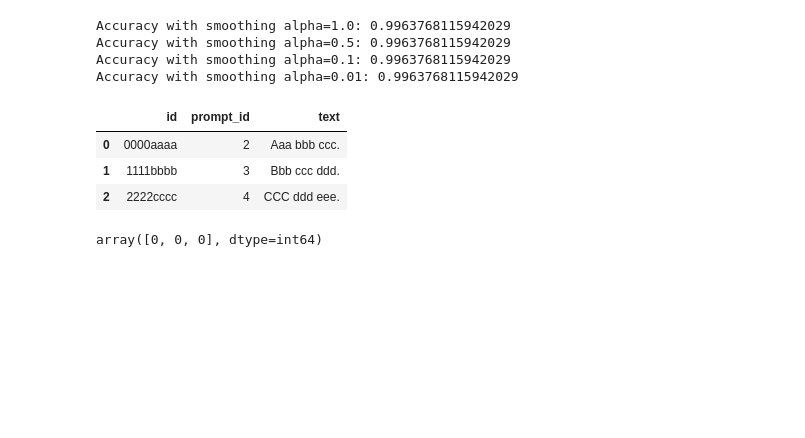
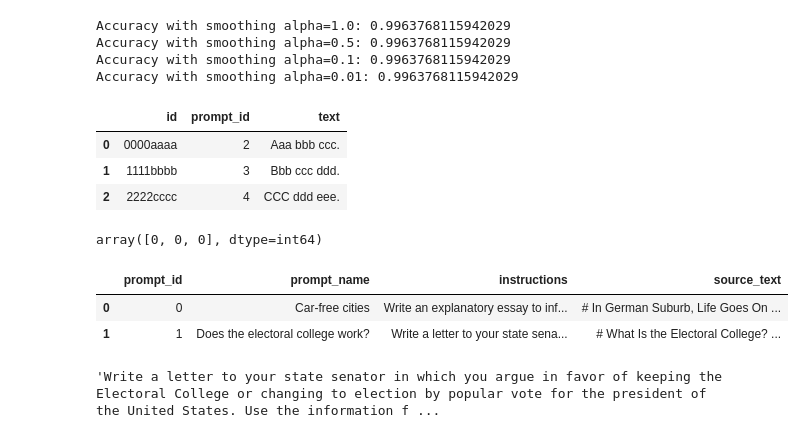
Before and after one commit to TejaswiniSeeram/llm_data_mining, a Jupyter notebook: Final.ipynb, the cells around one changed output. Drawn from its saved outputs; the diff is of its cells as text; code cells hidden in the pictures; blank space fills up the shorter version.

```diff
--- a/Final.ipynb
+++ b/Final.ipynb
@@ -131,3 +135,15 @@ predictions_test = model.predict(X_test)
 predictions_test
 # %% [output]
 array([0, 0, 0], dtype=int64)
+# %%
+df2=pd.read_csv("train_prompts.csv")
+# %%
+df2
+# %% [output]
+|  | prompt_id | prompt_name | instructions | source_text |
+| 0 | 0 | Car-free cities | Write an explanatory essay to inf... | # In German Suburb, Life Goes On ... |
+| 1 | 1 | Does the electoral college work? | Write a letter to your state sena... | # What Is the Electoral College? ... |
+# %%
+df2['instructions'][1]
+# %% [output]
+'Write a letter to your state senator in which you argue in favor of keeping the Electoral College or changing to election by popular vote for the president of the United States. Use the information f ...
```
Also changed, not shown: parts of 3 cells of this notebook.
